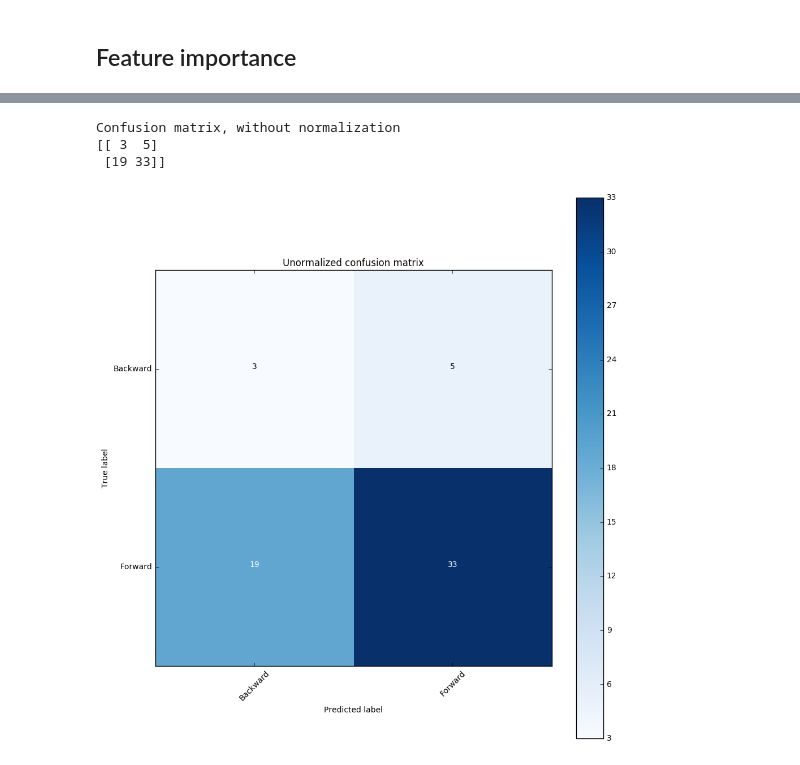
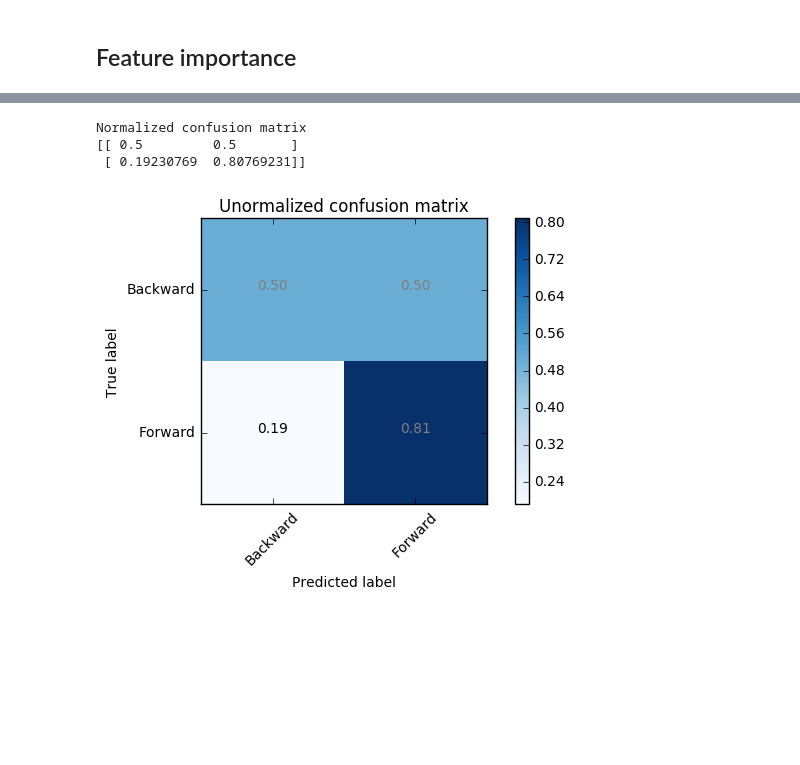
Before and after one commit to BoeingX/seeing-the-arrow-of-time, a Jupyter notebook: test-features.py.ipynb, the cells around one changed output, grey strips where cells are left out. Cells and saved outputs as stored; diff of their text form; code cells hidden in the pictures; blank space fills up the shorter version.

Commit message:
update a baseline method

```diff
--- a/test-features.py.ipynb
+++ b/test-features.py.ipynb
@@ -37,12 +27,7 @@ def plot_confusion_matrix(cm, classes,
     This function prints and plots the confusion matrix.
     Normalization can be applied by setting `normalize=True`.
     """
-    plt.imshow(cm, interpolation='nearest', cmap=cmap)
-    plt.title(title)
-    plt.colorbar()
-    tick_marks = np.arange(len(classes))
-    plt.xticks(tick_marks, classes, rotation=45)
-    plt.yticks(tick_marks, classes)
+
 
     if normalize:
         cm = cm.astype('float') / cm.sum(axis=1)[:, np.newaxis]
@@ -51,26 +36,31 @@ def plot_confusion_matrix(cm, classes,
         print('Confusion matrix, without normalization')
 
     print(cm)
-
+    plt.imshow(cm, interpolation='nearest', cmap=cmap)
+    plt.title(title)
+    plt.colorbar()
+    tick_marks = np.arange(len(classes))
+    plt.xticks(tick_marks, classes, rotation=45)
+    plt.yticks(tick_marks, classes)
     thresh = cm.max() / 2.
     for i, j in itertools.product(range(cm.shape[0]), range(cm.shape[1])):
-        plt.text(j, i, cm[i, j],
+        plt.text(j, i, '%.2f'%cm[i, j],
                  horizontalalignment="center",
-                 color="white" if cm[i, j] > thresh else "black")
+                 color="gray" if cm[i, j] > thresh else "black")
 
     plt.tight_layout()
     plt.ylabel('True label')
     plt.xlabel('Predicted label')
 # %%
-features_name = '1'
+features_name = 'baseline'
 n_features = 4096
-n_samples_per_fold = 20
-dataset = 1
+n_samples_per_fold = 1
+dataset = 3
 # %%
 def load_features(video):
-    with open(os.path.join('./data/ArrowDataAll', video, 'features' + features_name + '.csv'), 'r') as f:
+    with open(os.path.join('./data/ArrowDataAll', video, 'features-' + features_name + '.csv'), 'r') as f:
         X = np.loadtxt(f, delimiter = ',')
-    with open(os.path.join('./data/ArrowDataAll', video, 'labels' + features_name + '.csv'), 'r') as f:
+    with open(os.path.join('./data/ArrowDataAll', video, 'labels-' + features_name + '.csv'), 'r') as f:
         y = np.loadtxt(f, delimiter = ',')
     video_names_with_multitude = [video] * len(y)
     return X, y, video_names_with_multitude
@@ -130,5 +120,5 @@ plt.savefig('../report/figs/importance-f' + str(features_name) + '-d' + str(data
 # %%
-clf = RandomForestClassifier(n_jobs=-1, n_estimators=100)
-#clf = SVC(C=10, kernel = 'linear')
+#clf = RandomForestClassifier(n_jobs=-1, n_estimators=100)
+clf = SVC(C = 1, kernel = 'rbf')
 clf.fit(X_train, y_train)
 # %% [output]
@@ -262,12 +250,11 @@ dfg['good'].mean()
 # %%
 cm = confusion_matrix(dfg['gt'], dfg['my'])
 # %%
-plot_confusion_matrix(cm, classes=['Backward', 'Forward'], normalize=False,
+plot_confusion_matrix(cm, classes=['Backward', 'Forward'], normalize=True,
                       title='Unormalized confusion matrix')
-plt.tight_layout()
-plt.savefig('../report/figs/cm-f' + str(features_name) + '-d' + str(dataset) + '.pdf')
+plt.savefig('../report/figs/cm-' + str(features_name) + '-d' + str(dataset) + '.pdf')
 # %% [output]
-Confusion matrix, without normalization
-[[ 3  5]
- [19 33]]
+Normalized confusion matrix
+[[ 0.5         0.5       ]
+ [ 0.19230769  0.80769231]]
-[figure, old version]
+[figure, new version]
```
Also changed, not shown: parts of 11 cells of this notebook, 2 other files.
